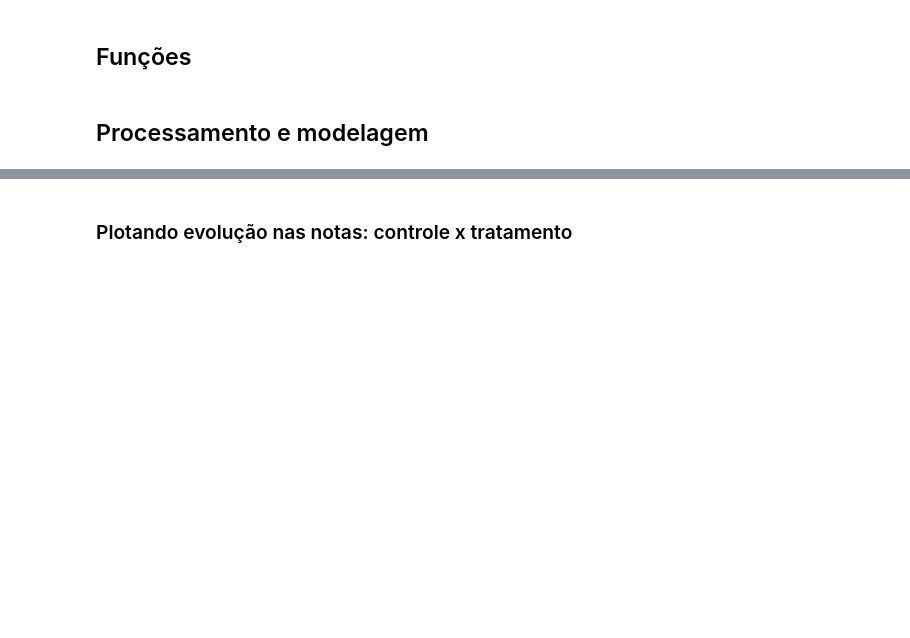
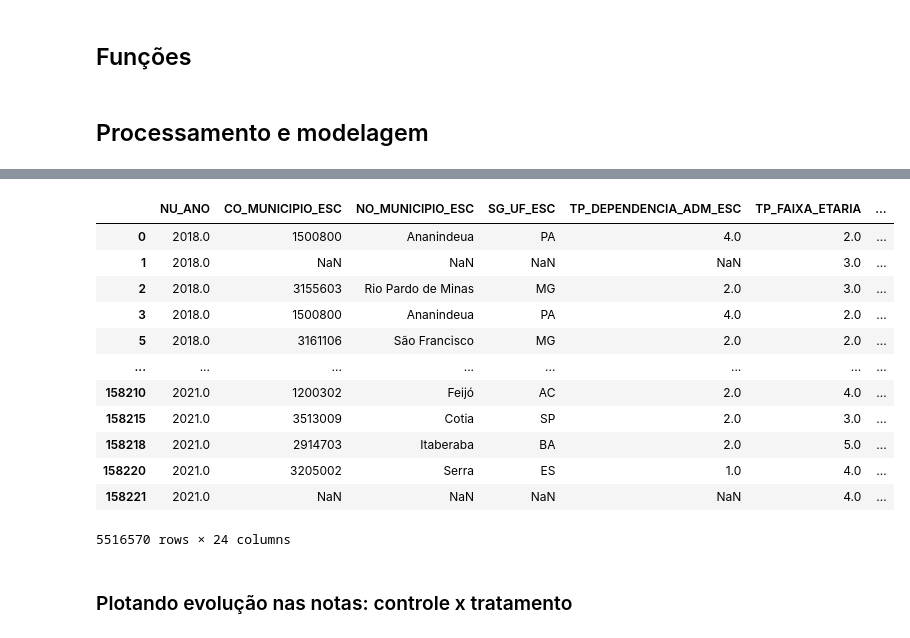
Before and after one commit to JV-Nunes/Relatorio-Conectividade, a Jupyter notebook: Analise/Models/Diffs_in_Diffs.ipynb, the cells around one changed output, grey strips where cells are left out. Cells and saved outputs as stored; diff of their text form; code cells hidden in the pictures; blank space fills up the shorter version.

```diff
--- a/Analise/Models/Diffs_in_Diffs.ipynb
+++ b/Analise/Models/Diffs_in_Diffs.ipynb
@@ -161,5 +129,21 @@ To provide an explicit output types or to silence this message, please provide t
 # %%
 data = data.compute()
+# %%
+data
+# %% [output]
+|  | NU_ANO | CO_MUNICIPIO_ESC | NO_MUNICIPIO_ESC | SG_UF_ESC | TP_DEPENDENCIA_ADM_ESC | TP_FAIXA_ETARIA | ... |
+| 0 | 2018.0 | 1500800 | Ananindeua | PA | 4.0 | 2.0 | ... |
+| 1 | 2018.0 | NaN | NaN | NaN | NaN | 3.0 | ... |
+| 2 | 2018.0 | 3155603 | Rio Pardo de Minas | MG | 2.0 | 3.0 | ... |
+| 3 | 2018.0 | 1500800 | Ananindeua | PA | 4.0 | 2.0 | ... |
+| 5 | 2018.0 | 3161106 | São Francisco | MG | 2.0 | 2.0 | ... |
+| ... | ... | ... | ... | ... | ... | ... | ... |
+| 158210 | 2021.0 | 1200302 | Feijó | AC | 2.0 | 4.0 | ... |
+| 158215 | 2021.0 | 3513009 | Cotia | SP | 2.0 | 3.0 | ... |
+| 158218 | 2021.0 | 2914703 | Itaberaba | BA | 2.0 | 5.0 | ... |
+| 158220 | 2021.0 | 3205002 | Serra | ES | 1.0 | 4.0 | ... |
+| 158221 | 2021.0 | NaN | NaN | NaN | NaN | 4.0 | ... |
+5516570 rows × 24 columns
 # %%
 # persistindo dados para sessão posterior
 data.to_parquet('../../Resultados/Agg/ENEM/aux/dados_para_modelagem.parquet')
```
Also changed, not shown: parts of 52 cells of this notebook, 8 other files.
